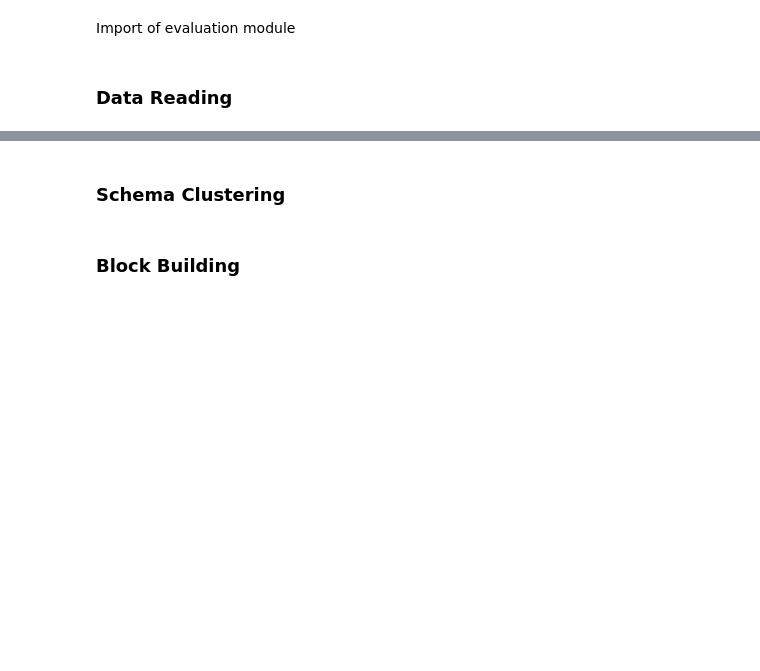
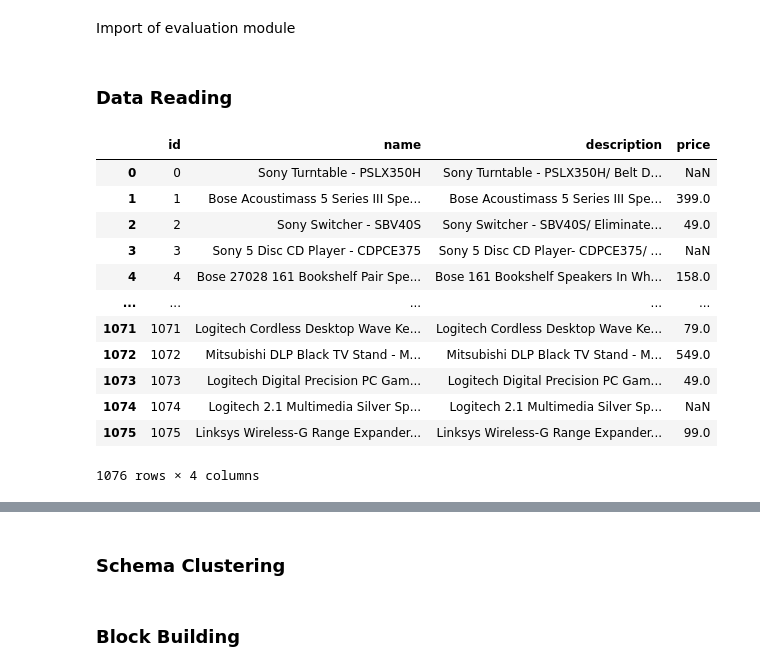
Before and after one commit to ilias6/Parallel-pyJedAI, a Jupyter notebook: src/clean_clean_er.ipynb, the cells around one changed output, grey strips where cells are left out. Saved outputs shown, nothing was run; the diff lists cells and outputs as text; code cells hidden in the pictures; blank space fills up the shorter version.

```diff
--- a/src/clean_clean_er.ipynb
+++ b/src/clean_clean_er.ipynb
@@ -42,3 +39,21 @@ Import of evaluation module
 from evaluation.scores import Evaluation
 # %% [markdown]
 ### Data Reading
+# %%
+pd.read_csv(
+        "../data/D2/abt.csv", sep='|', engine='python'
+    )
+# %% [output]
+|  | id | name | description | price |
+| 0 | 0 | Sony Turntable - PSLX350H | Sony Turntable - PSLX350H/ Belt D... | NaN |
+| 1 | 1 | Bose Acoustimass 5 Series III Spe... | Bose Acoustimass 5 Series III Spe... | 399.0 |
+| 2 | 2 | Sony Switcher - SBV40S | Sony Switcher - SBV40S/ Eliminate... | 49.0 |
+| 3 | 3 | Sony 5 Disc CD Player - CDPCE375 | Sony 5 Disc CD Player- CDPCE375/ ... | NaN |
+| 4 | 4 | Bose 27028 161 Bookshelf Pair Spe... | Bose 161 Bookshelf Speakers In Wh... | 158.0 |
+| ... | ... | ... | ... | ... |
+| 1071 | 1071 | Logitech Cordless Desktop Wave Ke... | Logitech Cordless Desktop Wave Ke... | 79.0 |
+| 1072 | 1072 | Mitsubishi DLP Black TV Stand - M... | Mitsubishi DLP Black TV Stand - M... | 549.0 |
+| 1073 | 1073 | Logitech Digital Precision PC Gam... | Logitech Digital Precision PC Gam... | 49.0 |
+| 1074 | 1074 | Logitech 2.1 Multimedia Silver Sp... | Logitech 2.1 Multimedia Silver Sp... | NaN |
+| 1075 | 1075 | Linksys Wireless-G Range Expander... | Linksys Wireless-G Range Expander... | 99.0 |
+1076 rows × 4 columns
```
Also changed, not shown: parts of 7 cells of this notebook, 4 other files.
